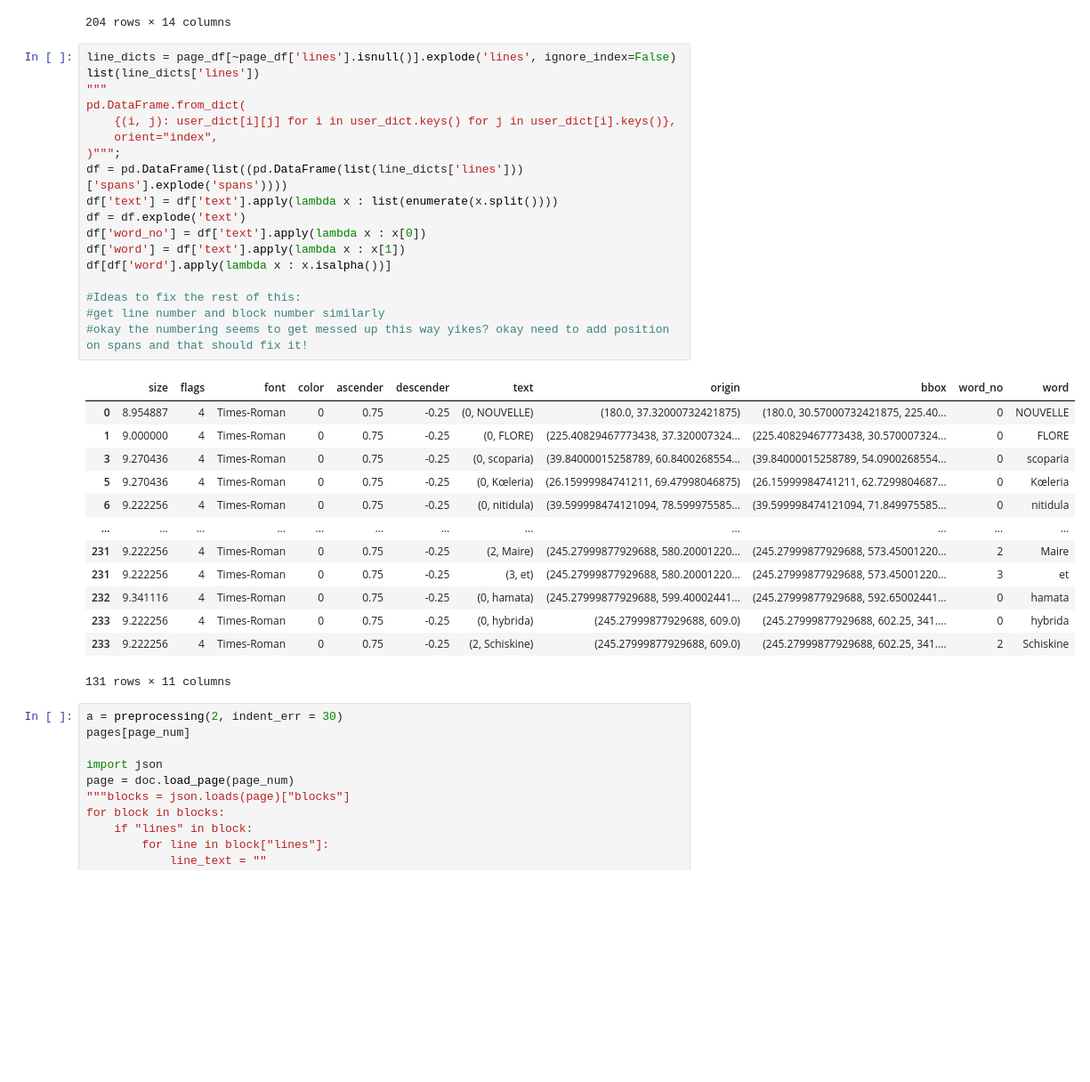
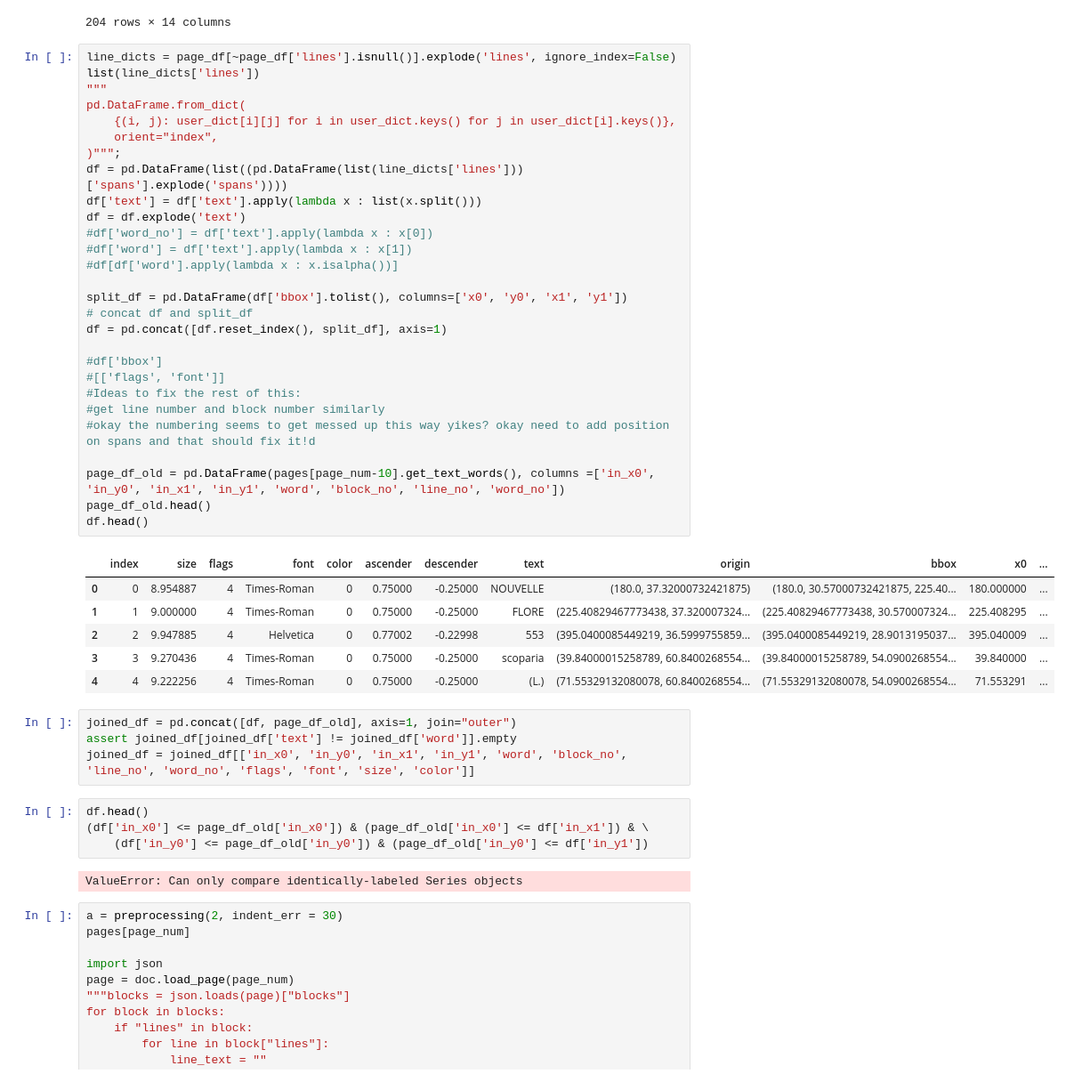
Before and after one commit to msedaghatpour/ExtractFlora, a Jupyter notebook: code/reverted_index_Vol1_synonyms_pruned.ipynb, the cells around one changed output. Shown at 89% size. Saved outputs shown, nothing was run; the diff lists cells and outputs as text; blank space fills up the shorter version.

Commit message:
joined dataframe of fonts and words

```diff
--- a/code/reverted_index_Vol1_synonyms_pruned.ipynb
+++ b/code/reverted_index_Vol1_synonyms_pruned.ipynb
@@ -348,35 +348,48 @@ page_df
 # %%
 line_dicts = page_df[~page_df['lines'].isnull()].explode('lines', ignore_index=False)
 list(line_dicts['lines'])
 """
 pd.DataFrame.from_dict(
     {(i, j): user_dict[i][j] for i in user_dict.keys() for j in user_dict[i].keys()},
     orient="index",
 )""";
 df = pd.DataFrame(list((pd.DataFrame(list(line_dicts['lines']))['spans'].explode('spans'))))
-df['text'] = df['text'].apply(lambda x : list(enumerate(x.split())))
+df['text'] = df['text'].apply(lambda x : list(x.split()))
 df = df.explode('text')
-df['word_no'] = df['text'].apply(lambda x : x[0])
-df['word'] = df['text'].apply(lambda x : x[1])
-df[df['word'].apply(lambda x : x.isalpha())]
+#df['word_no'] = df['text'].apply(lambda x : x[0])
+#df['word'] = df['text'].apply(lambda x : x[1])
+#df[df['word'].apply(lambda x : x.isalpha())]
 
+split_df = pd.DataFrame(df['bbox'].tolist(), columns=['x0', 'y0', 'x1', 'y1'])
+# concat df and split_df
+df = pd.concat([df.reset_index(), split_df], axis=1)
+
+#df['bbox']
+#[['flags', 'font']]
 #Ideas to fix the rest of this:
 #get line number and block number similarly
-#okay the numbering seems to get messed up this way yikes? okay need to add position on spans and that should fix it!
+#okay the numbering seems to get messed up this way yikes? okay need to add position on spans and that should fix it!d
+
+page_df_old = pd.DataFrame(pages[page_num-10].get_text_words(), columns =['in_x0', 'in_y0', 'in_x1', 'in_y1', 'word', 'block_no', 'line_no', 'word_no'])
+page_df_old.head()
+df.head()
 # %% [output]
-|  | size | flags | font | color | ascender | descender | text | origin | bbox | word_no | word |
-| 0 | 8.954887 | 4 | Times-Roman | 0 | 0.75 | -0.25 | (0, NOUVELLE) | (180.0, 37.32000732421875) | (180.0, 30.57000732421875, 225.40... | 0 | NOUVELLE |
-| 1 | 9.000000 | 4 | Times-Roman | 0 | 0.75 | -0.25 | (0, FLORE) | (225.40829467773438, 37.320007324... | (225.40829467773438, 30.570007324... | 0 | FLORE |
-| 3 | 9.270436 | 4 | Times-Roman | 0 | 0.75 | -0.25 | (0, scoparia) | (39.84000015258789, 60.8400268554... | (39.84000015258789, 54.0900268554... | 0 | scoparia |
-| 5 | 9.270436 | 4 | Times-Roman | 0 | 0.75 | -0.25 | (0, Kœleria) | (26.15999984741211, 69.47998046875) | (26.15999984741211, 62.7299804687... | 0 | Kœleria |
-| 6 | 9.222256 | 4 | Times-Roman | 0 | 0.75 | -0.25 | (0, nitidula) | (39.599998474121094, 78.599975585... | (39.599998474121094, 71.849975585... | 0 | nitidula |
-| ... | ... | ... | ... | ... | ... | ... | ... | ... | ... | ... | ... |
-| 231 | 9.222256 | 4 | Times-Roman | 0 | 0.75 | -0.25 | (2, Maire) | (245.27999877929688, 580.20001220... | (245.27999877929688, 573.45001220... | 2 | Maire |
-| 231 | 9.222256 | 4 | Times-Roman | 0 | 0.75 | -0.25 | (3, et) | (245.27999877929688, 580.20001220... | (245.27999877929688, 573.45001220... | 3 | et |
-| 232 | 9.341116 | 4 | Times-Roman | 0 | 0.75 | -0.25 | (0, hamata) | (245.27999877929688, 599.40002441... | (245.27999877929688, 592.65002441... | 0 | hamata |
-| 233 | 9.222256 | 4 | Times-Roman | 0 | 0.75 | -0.25 | (0, hybrida) | (245.27999877929688, 609.0) | (245.27999877929688, 602.25, 341.... | 0 | hybrida |
-| 233 | 9.222256 | 4 | Times-Roman | 0 | 0.75 | -0.25 | (2, Schiskine) | (245.27999877929688, 609.0) | (245.27999877929688, 602.25, 341.... | 2 | Schiskine |
+|  | index | size | flags | font | color | ascender | descender | text | origin | bbox | x0 | ... |
+| 0 | 0 | 8.954887 | 4 | Times-Roman | 0 | 0.75000 | -0.25000 | NOUVELLE | (180.0, 37.32000732421875) | (180.0, 30.57000732421875, 225.40... | 180.000000 | ... |
+| 1 | 1 | 9.000000 | 4 | Times-Roman | 0 | 0.75000 | -0.25000 | FLORE | (225.40829467773438, 37.320007324... | (225.40829467773438, 30.570007324... | 225.408295 | ... |
+| 2 | 2 | 9.947885 | 4 | Helvetica | 0 | 0.77002 | -0.22998 | 553 | (395.0400085449219, 36.5999755859... | (395.0400085449219, 28.9013195037... | 395.040009 | ... |
+| 3 | 3 | 9.270436 | 4 | Times-Roman | 0 | 0.75000 | -0.25000 | scoparia | (39.84000015258789, 60.8400268554... | (39.84000015258789, 54.0900268554... | 39.840000 | ... |
+| 4 | 4 | 9.222256 | 4 | Times-Roman | 0 | 0.75000 | -0.25000 | (L.) | (71.55329132080078, 60.8400268554... | (71.55329132080078, 54.0900268554... | 71.553291 | ... |
-131 rows × 11 columns
+# %%
+joined_df = pd.concat([df, page_df_old], axis=1, join="outer")
+assert joined_df[joined_df['text'] != joined_df['word']].empty
+joined_df = joined_df[['in_x0', 'in_y0', 'in_x1', 'in_y1', 'word', 'block_no', 'line_no', 'word_no', 'flags', 'font', 'size', 'color']]
+# %%
+df.head()
+(df['in_x0'] <= page_df_old['in_x0']) & (page_df_old['in_x0'] <= df['in_x1']) & \
+    (df['in_y0'] <= page_df_old['in_y0']) & (page_df_old['in_y0'] <= df['in_y1'])
+# %% [output]
+ValueError: Can only compare identically-labeled Series objects
 # %%
 a = preprocessing(2, indent_err = 30)
 pages[page_num]
```
